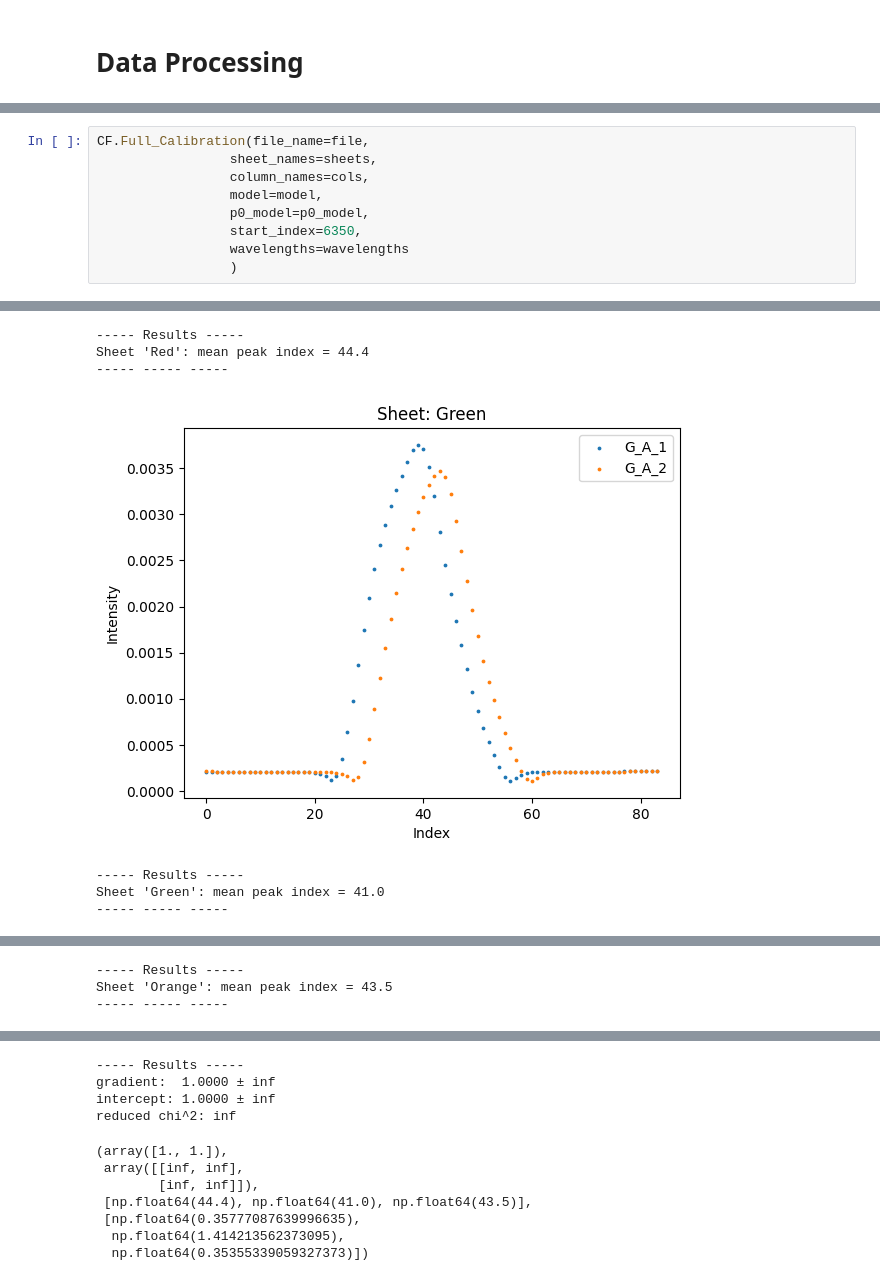
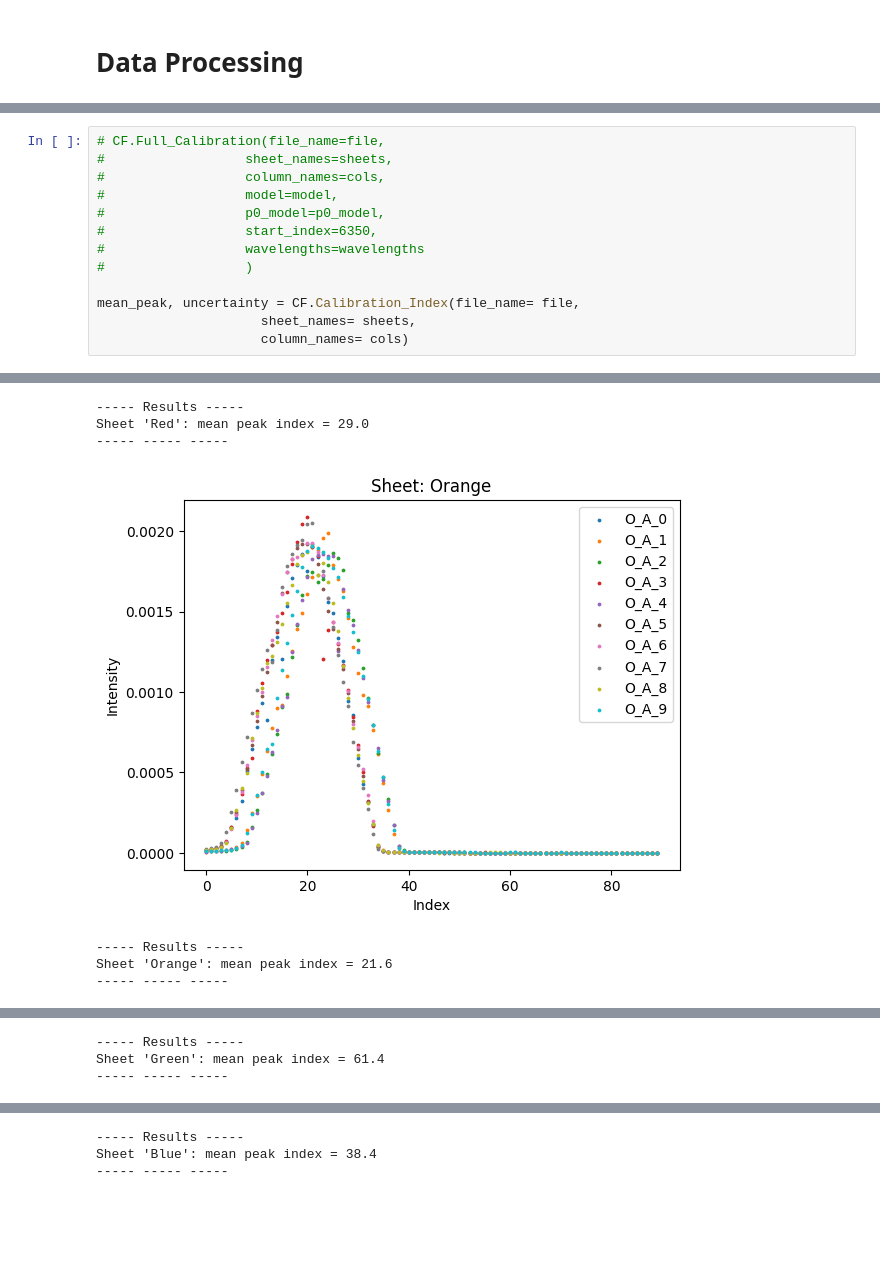
Before and after one commit to Sebastian426/Advanced-Lab-Code, a Jupyter notebook: Monochromator_Calibration/Calibration_Lab_Data.ipynb, the cells around one changed output, grey strips where cells are left out. Saved outputs shown, nothing was run; the diff lists cells and outputs as text; blank space fills up the shorter version.

```diff
--- a/Monochromator_Calibration/Calibration_Lab_Data.ipynb
+++ b/Monochromator_Calibration/Calibration_Lab_Data.ipynb
@@ -65,12 +81,16 @@ def model(x, A, B):
 
 p0_model =[1,1]
 # %%
-CF.Full_Calibration(file_name=file,
-                 sheet_names=sheets,
-                 column_names=cols,
-                 model=model,
-                 p0_model=p0_model,
-                 start_index=6350,
-                 wavelengths=wavelengths
-                 )
+# CF.Full_Calibration(file_name=file,
+#                  sheet_names=sheets,
+#                  column_names=cols,
+#                  model=model,
+#                  p0_model=p0_model,
+#                  start_index=6350,
+#                  wavelengths=wavelengths
+#                  )
+
+mean_peak, uncertainty = CF.Calibration_Index(file_name= file,
+                     sheet_names= sheets,
+                     column_names= cols)
 # %% [output]
@@ -78,7 +98,7 @@ CF.Full_Calibration(file_name=file,
 ----- Results -----
-Sheet 'Red': mean peak index = 44.4
+Sheet 'Red': mean peak index = 29.0
 ----- ----- -----
-[figure, old version]
+[figure, new version]
 ----- Results -----
-Sheet 'Green': mean peak index = 41.0
+Sheet 'Orange': mean peak index = 21.6
 ----- ----- -----
@@ -86,3 +106,3 @@ Sheet 'Green': mean peak index = 41.0
 ----- Results -----
-Sheet 'Orange': mean peak index = 43.5
+Sheet 'Green': mean peak index = 61.4
 ----- ----- -----
@@ -90,11 +110,3 @@ Sheet 'Orange': mean peak index = 43.5
 ----- Results -----
-gradient:  1.0000 ± inf
-intercept: 1.0000 ± inf
-reduced chi^2: inf
+Sheet 'Blue': mean peak index = 38.4
+----- ----- -----
-(array([1., 1.]),
- array([[inf, inf],
-        [inf, inf]]),
- [np.float64(44.4), np.float64(41.0), np.float64(43.5)],
- [np.float64(0.35777087639996635),
-  np.float64(1.414213562373095),
-  np.float64(0.35355339059327373)])
```
Also changed, not shown: parts of 4 cells of this notebook, 1 other file.
